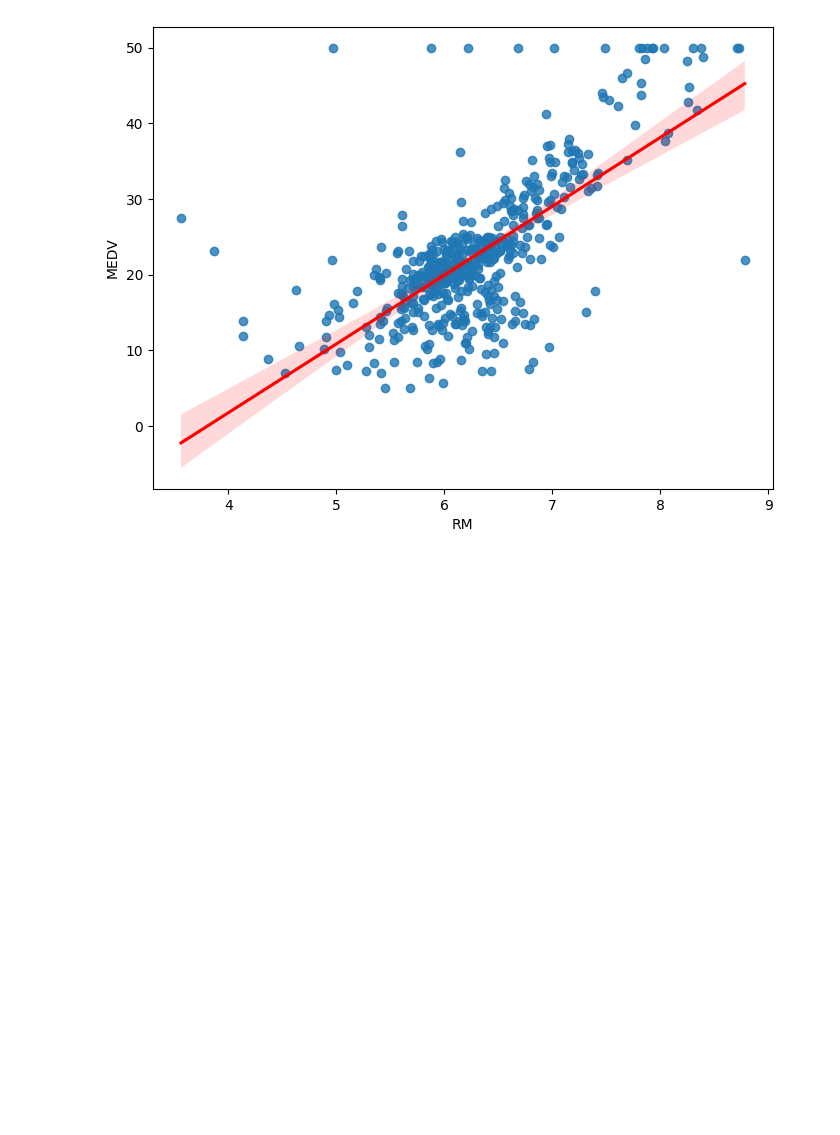
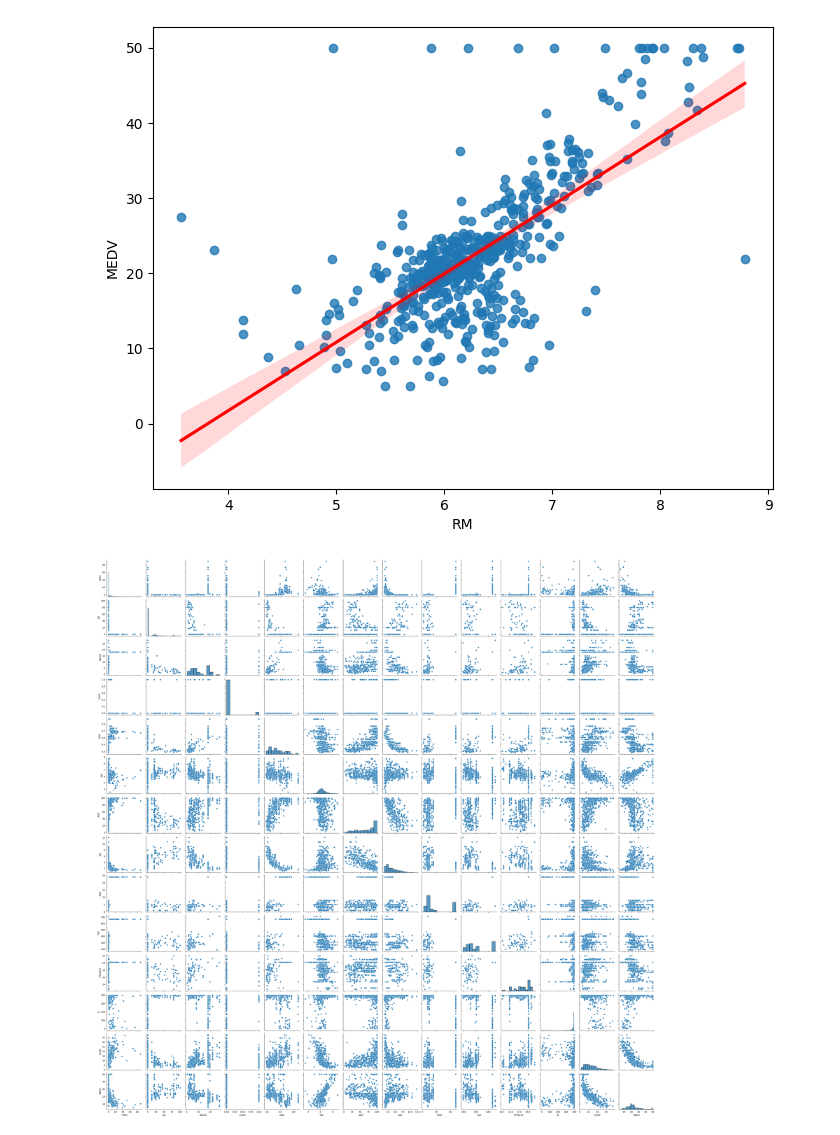
Before and after one commit to albinjoseph229/Python, a Jupyter notebook: Exam_preparation/boston_analysis.ipynb, the cells around one changed output. Saved outputs shown, nothing was run; the diff lists cells and outputs as text; code cells hidden in the pictures; blank space fills up the shorter version.

```diff
--- a/Exam_preparation/boston_analysis.ipynb
+++ b/Exam_preparation/boston_analysis.ipynb
@@ -212,0 +211,6 @@ from sklearn.model_selection import train_test_split
+# %%
+import seaborn as sns
+sns.pairplot(df)
+plt.show()
+# %% [output]
+[figure, added]
```
Also changed, not shown: parts of 2 cells of this notebook, 2 other files.
